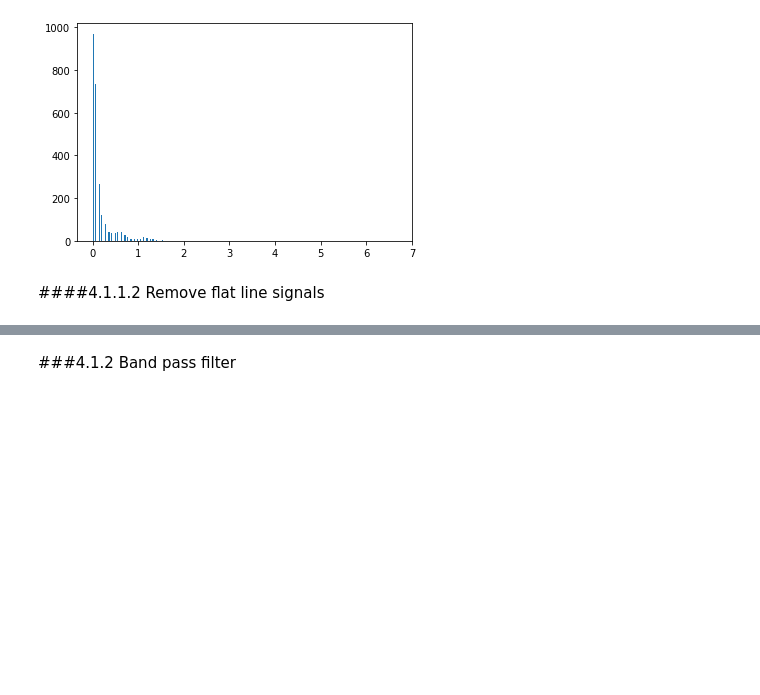
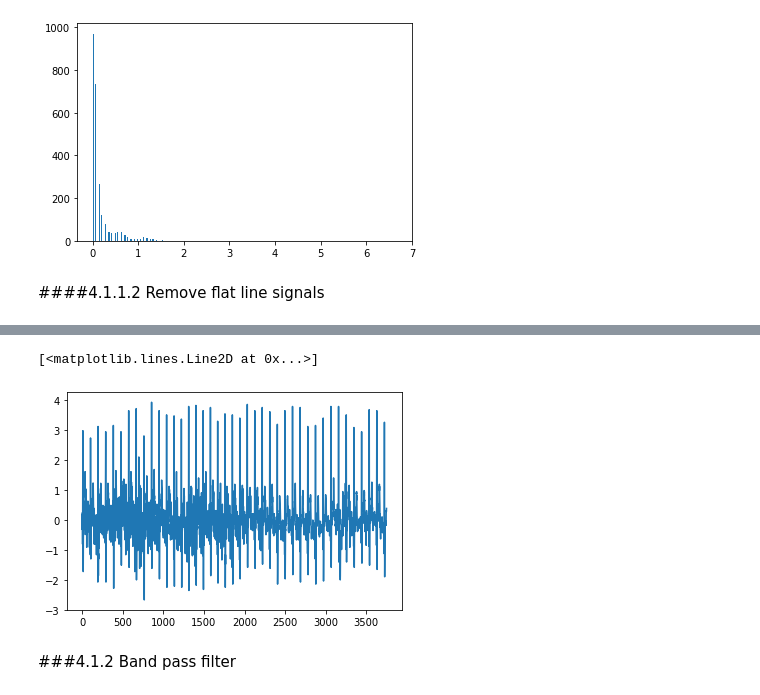
Before and after one commit to supertime1/Afib_PPG, a Jupyter notebook: Afib_Data_Clean.ipynb, the cells around one changed output, grey strips where cells are left out. Cells and saved outputs as stored; diff of their text form; code cells hidden in the pictures; blank space fills up the shorter version.

```diff
--- a/Afib_Data_Clean.ipynb
+++ b/Afib_Data_Clean.ipynb
@@ -187,10 +187,11 @@ print("threshold", threshold)
 ####4.1.1.2 Remove flat line signals
 # %%
 def flat_line(signals,threshold = 0, percent = .05):
+  clean_signals = []
   #create a list to store the index of the removed segments, this will be used
   #to remove the PPG signals with same index
   rm_list = []
-  for i in range(len(signals)):
+  for i in range(1000):
     #use np.diff to find consecutive points: diff = [i] - [i+1]
     signal_diff = np.diff(signals[i])
     #change value less than threshold to 0, and the rest to 1
@@ -200,12 +201,16 @@ def flat_line(signals,threshold = 0, percent = .05):
     signal_diff[more] = 1
     #calculate what percent of 0 in the signal, remove the entire signal if
     #percentage is higher than defined percent
-    zero_per = sum(signal_diff==1)/len(signal_diff)
-    if zero_per >= percent:
-      np.delete(signals,i,0)
+    zero_per = sum(signal_diff==0)/len(signal_diff)
+    if zero_per < percent:
+      clean_signals.append(signals[i])
+    else:
       rm_list.append(i)
-    else:
-      continue
-  return signals,rm_list
+
+    #track the progress for impatient programmer like me
+    if i%100 == 0:
+      print("Processing on", i, "th sample")
+
+  return clean_signals,rm_list
 # %%
-signals,rm_list = flat_line(signals)
+clean_signals,rm_list = flat_line(seg_signals)
@@ -224,3 +239,8 @@ signals.shape
+# %%
+plt.plot(clean_signals[1])
+# %% [output]
+[<matplotlib.lines.Line2D at 0x...>]
+[figure, added]
 # %% [markdown]
 ###4.1.2 Band pass filter
 # %%
```
Also changed, not shown: parts of 10 cells of this notebook.
